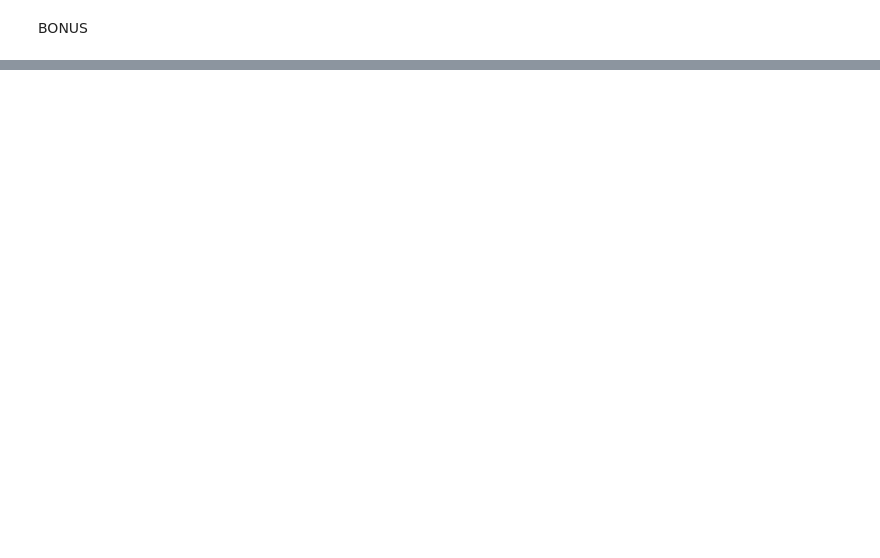
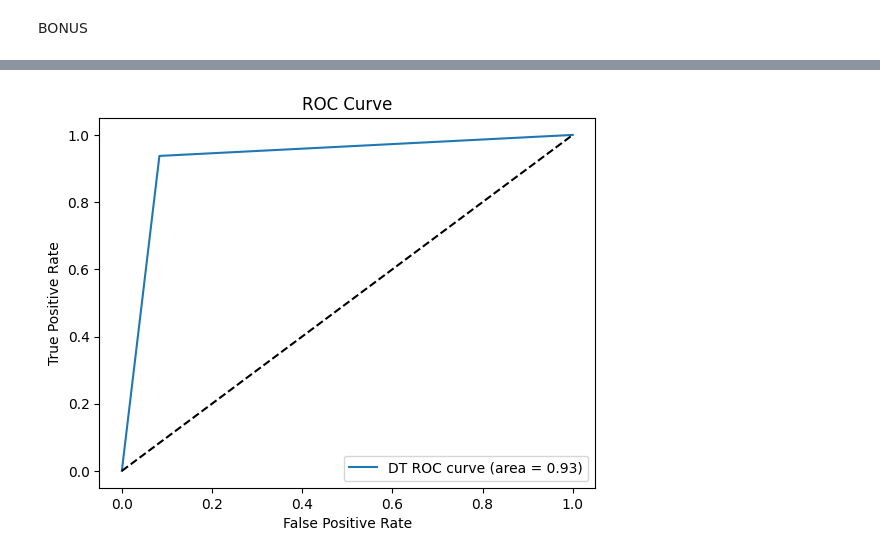
Before and after one commit to NotHriz/predicting-2ndheartattack-MLLearning, a Jupyter notebook: Predicting_Second_Heart_Attack_Risk.ipynb, the cells around one changed output, grey strips where cells are left out. Drawn from its saved outputs; the diff is of its cells as text; code cells hidden in the pictures; blank space fills up the shorter version.

Commit message:
Added extra evaluation for all models

```diff
--- a/Predicting_Second_Heart_Attack_Risk.ipynb
+++ b/Predicting_Second_Heart_Attack_Risk.ipynb
@@ -237,0 +266,18 @@ plt.show()
+# %%
+# Random Forest
+from sklearn.metrics import roc_curve, auc
+import matplotlib.pyplot as plt
+
+y_prob_rf = rf_model.predict_proba(x_test)[:, 1]  # Probability of class 1
+fpr, tpr, thresholds = roc_curve(y_test, y_prob_dt)
+roc_auc = auc(fpr, tpr)
+
+plt.plot(fpr, tpr, label=f'DT ROC curve (area = {roc_auc:.2f})')
+plt.plot([0,1], [0,1], 'k--')
+plt.xlabel('False Positive Rate')
+plt.ylabel('True Positive Rate')
+plt.title('ROC Curve')
+plt.legend()
+plt.show()
+# %% [output]
+[figure, added]
```
Also changed, not shown: parts of 16 cells of this notebook.
